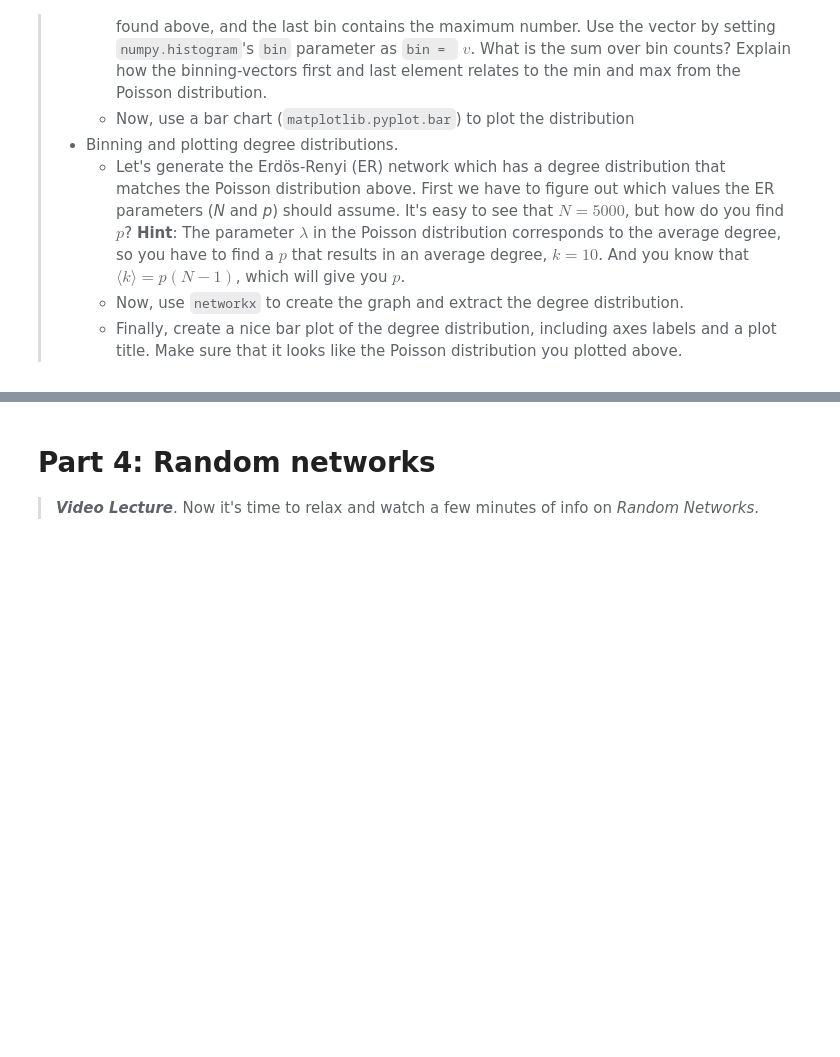
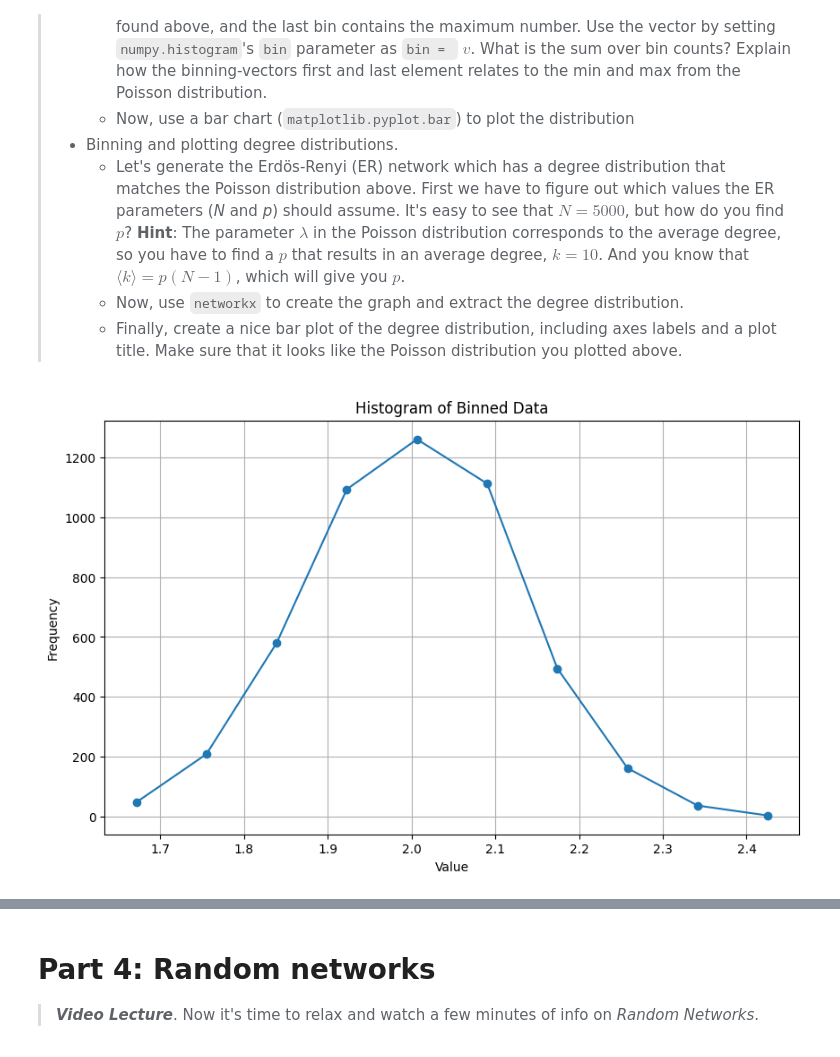
Before and after one commit to danielsanuwich/socialgraphs2019, a Jupyter notebook: lectures/Week2.ipynb, the cells around one changed output, grey strips where cells are left out. Saved outputs shown, nothing was run; the diff lists cells and outputs as text; code cells hidden in the pictures; blank space fills up the shorter version.

```diff
--- a/lectures/Week2.ipynb
+++ b/lectures/Week2.ipynb
@@ -416,3 +406,41 @@ As always we'll learn about degree-distribution plotting by creating a `notebook
 >   * Now, use `networkx` to create the graph and extract the degree distribution.
 >   * Finally, create a nice bar plot of the degree distribution, including axes labels and a plot title. Make sure that it looks like the Poisson distribution you plotted above.
 >
+# %%
+#Binning real numbers
+
+import numpy as np
+import random as rm
+import matplotlib.pyplot as plt
+
+#param for gaussian dist
+mu=2
+sigma=0.125
+
+# Generate 5000 data points
+data_points= [rm.gauss(mu,sigma) for _ in range(5000)]
+data_points[:10]
+
+# Use numpy.histogram to bin the data into 10 bins
+hist_values, bin_edges = np.histogram(data_points, bins=10)
+
+hist_values_length = len(hist_values)
+bin_edges_length = len(bin_edges)
+
+hist_values_length, bin_edges_length, hist_values, bin_edges
+
+#The two arrays do not have the same length because the bin_edges array provides the boundaries for the bins, so it always has one more value than the number of bins.
+
+# Calculate the midpoints of each bin
+midpoints = [(bin_edges[i] + bin_edges[i+1]) / 2 for i in range(len(bin_edges) - 1)]
+
+# Plot the binned data using the midpoints
+plt.figure(figsize=(10, 6))
+plt.plot(midpoints, hist_values, marker='o', linestyle='-')
+plt.title("Histogram of Binned Data")
+plt.xlabel("Value")
+plt.ylabel("Frequency")
+plt.grid(True)
+plt.show()
+# %% [output]
+[figure, added]
```
Also changed, not shown: parts of 38 cells of this notebook, 1 other file.
